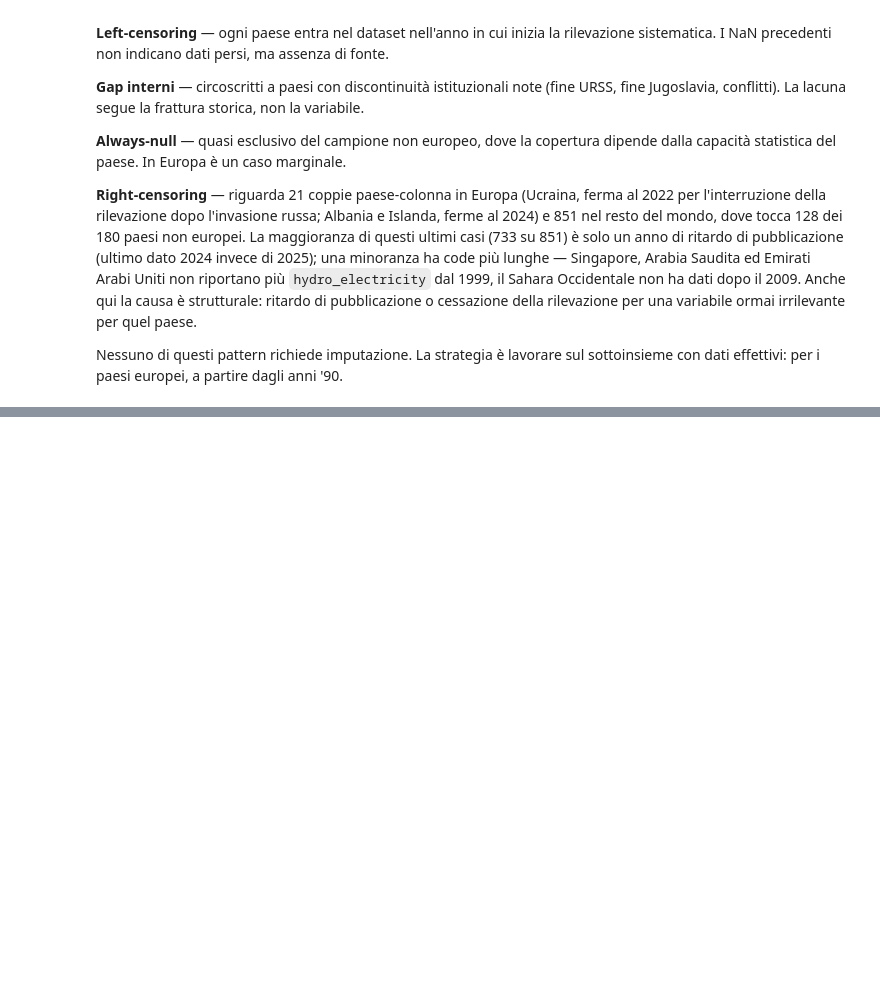
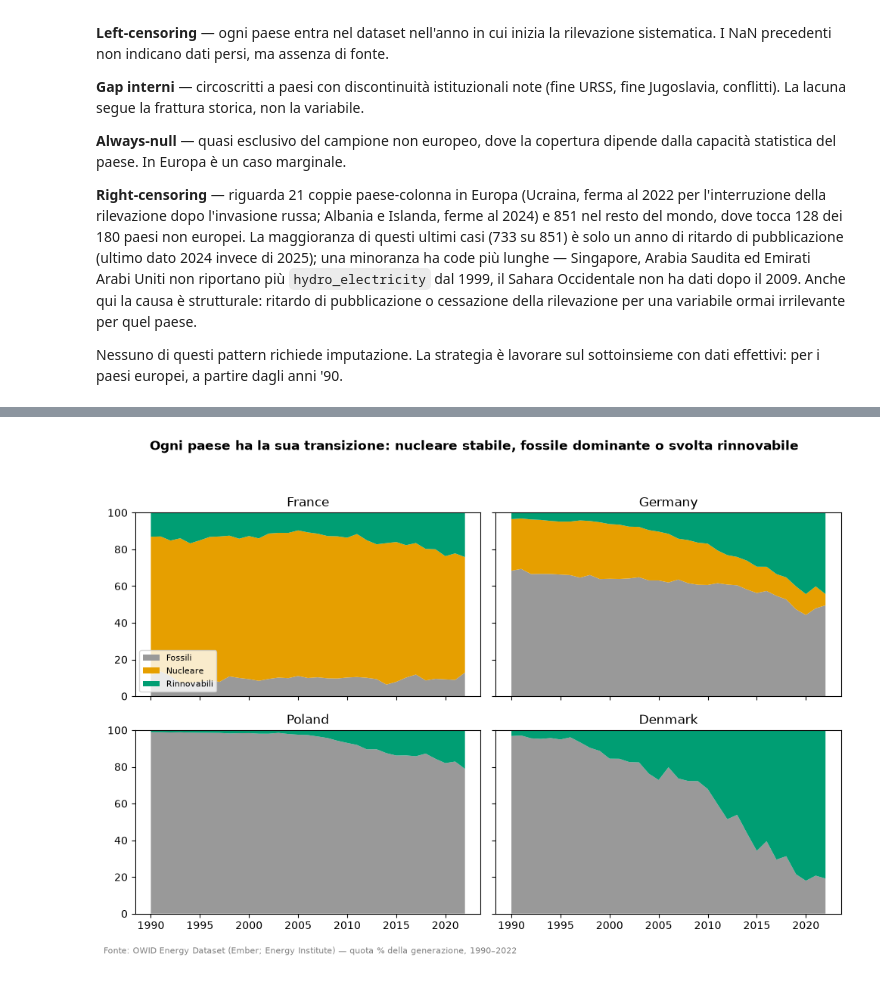
Before and after one commit to marco-pedretti/Progetto-Data-Visualization-e-Dashboard-Design, a Jupyter notebook: eda_energia_europa.ipynb, the cells around one changed output, grey strips where cells are left out. Cells and saved outputs as stored; diff of their text form; code cells hidden in the pictures; blank space fills up the shorter version.

```diff
--- a/eda_energia_europa.ipynb
+++ b/eda_energia_europa.ipynb
@@ -341,0 +515,20 @@ Nessuno di questi pattern richiede imputazione. La strategia è lavorare sul sot
+# %%
+countries_profile = ["France", "Germany", "Poland", "Denmark"]
+
+fig, axes = plt.subplots(2, 2, figsize=(10, 7), sharex=True, sharey=True)
+for ax, country in zip(axes.flat, countries_profile):
+    d = bal_all[bal_all["country"] == country].sort_values("year")
+    ax.stackplot(
+        d["year"], d["fossil_share_elec"], d["nuclear_share_elec"], d["renewables_share_elec"],
+        colors=[PALETTE["fossile"], PALETTE["nucleare"], PALETTE["rinnovabili"]],
+        labels=["Fossili", "Nucleare", "Rinnovabili"],
+    )
+    ax.set_title(country)
+    ax.set_ylim(0, 100)
+axes[0, 0].legend(loc="lower left", fontsize=8)
+fig.suptitle("Ogni paese ha la sua transizione: nucleare stabile, fossile dominante o svolta rinnovabile", fontweight="bold")
+fig.text(0.01, 0.01, f"{SOURCE_NOTE} — quota % della generazione, 1990–2022", fontsize=8, color="gray")
+plt.tight_layout(rect=[0, 0.03, 1, 0.94])
+plt.show()
+# %% [output]
+[figure, added]
```
Also changed, not shown: parts of 15 cells of this notebook.
